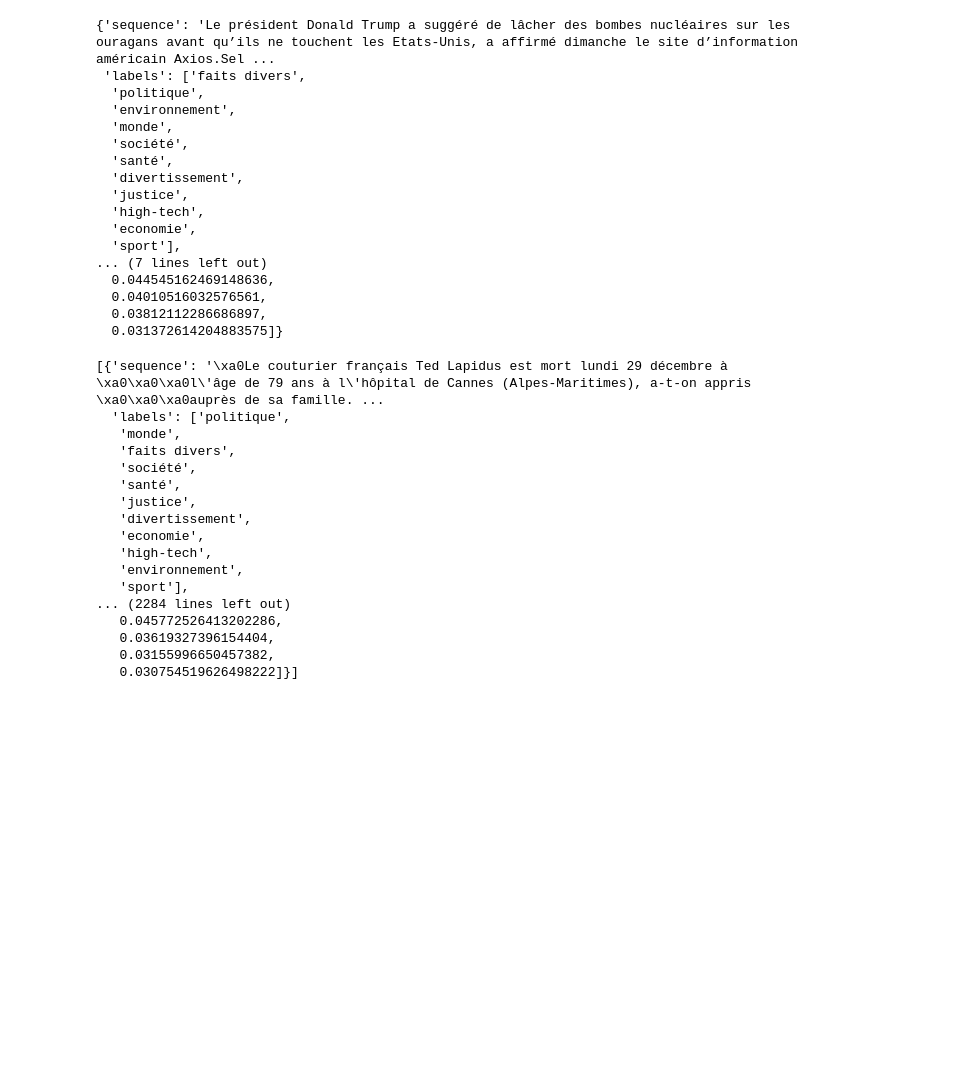
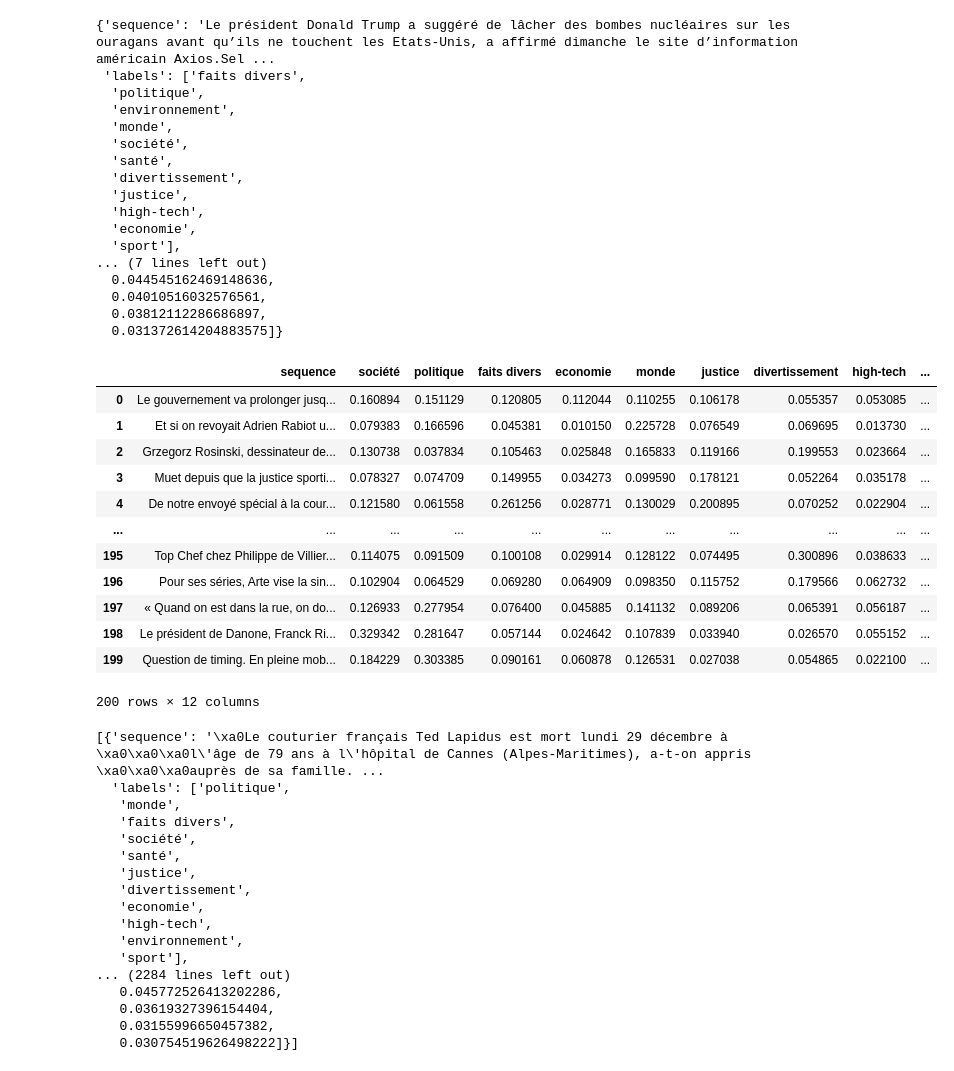
Before and after one commit to AlexandrePradeilles/ECI, a Jupyter notebook: source/zero_shot.ipynb, the cells around one changed output. Cells and saved outputs as stored; diff of their text form; code cells hidden in the pictures; blank space fills up the shorter version.

```diff
--- a/source/zero_shot.ipynb
+++ b/source/zero_shot.ipynb
@@ -4,4 +4,4 @@ import pandas as pd
 # %%
 df_articles = pd.read_parquet('../newspaper_part1.parquet')
 # %%
-df_articles.body.iloc[0]
+df_articles = df_articles[df_articles.body != '']
@@ -78,3 +76,30 @@ for i in range(len(text)):
         text[i] = "divers"
 # %%
 body_pred = classifier(text, candidate_labels, hypothesis_template=hypothesis_template, batch_size=32)
+# %%
+reshape_pred = []
+for pred in tqdm(body_pred):
+    dictio = {}
+    dictio["sequence"] = pred["sequence"]
+    for i in range(len(pred["labels"])):
+        dictio[pred["labels"][i]] = pred["scores"][i]
+
+    reshape_pred.append(dictio)
+
+
+df_pred = pd.DataFrame.from_dict(reshape_pred)
+df_pred
+# %% [output]
+|  | sequence | société | politique | faits divers | economie | monde | justice | divertissement | high-tech | ... |
+| 0 | Le gouvernement va prolonger jusq... | 0.160894 | 0.151129 | 0.120805 | 0.112044 | 0.110255 | 0.106178 | 0.055357 | 0.053085 | ... |
+| 1 | Et si on revoyait Adrien Rabiot u... | 0.079383 | 0.166596 | 0.045381 | 0.010150 | 0.225728 | 0.076549 | 0.069695 | 0.013730 | ... |
+| 2 | Grzegorz Rosinski, dessinateur de... | 0.130738 | 0.037834 | 0.105463 | 0.025848 | 0.165833 | 0.119166 | 0.199553 | 0.023664 | ... |
+| 3 | Muet depuis que la justice sporti... | 0.078327 | 0.074709 | 0.149955 | 0.034273 | 0.099590 | 0.178121 | 0.052264 | 0.035178 | ... |
+| 4 | De notre envoyé spécial à la cour... | 0.121580 | 0.061558 | 0.261256 | 0.028771 | 0.130029 | 0.200895 | 0.070252 | 0.022904 | ... |
+| ... | ... | ... | ... | ... | ... | ... | ... | ... | ... | ... |
+| 195 | Top Chef chez Philippe de Villier... | 0.114075 | 0.091509 | 0.100108 | 0.029914 | 0.128122 | 0.074495 | 0.300896 | 0.038633 | ... |
+| 196 | Pour ses séries, Arte vise la sin... | 0.102904 | 0.064529 | 0.069280 | 0.064909 | 0.098350 | 0.115752 | 0.179566 | 0.062732 | ... |
+| 197 | « Quand on est dans la rue, on do... | 0.126933 | 0.277954 | 0.076400 | 0.045885 | 0.141132 | 0.089206 | 0.065391 | 0.056187 | ... |
+| 198 | Le président de Danone, Franck Ri... | 0.329342 | 0.281647 | 0.057144 | 0.024642 | 0.107839 | 0.033940 | 0.026570 | 0.055152 | ... |
+| 199 | Question de timing. En pleine mob... | 0.184229 | 0.303385 | 0.090161 | 0.060878 | 0.126531 | 0.027038 | 0.054865 | 0.022100 | ... |
+200 rows × 12 columns
```
Also changed, not shown: parts of 8 cells of this notebook, 1 other file.
